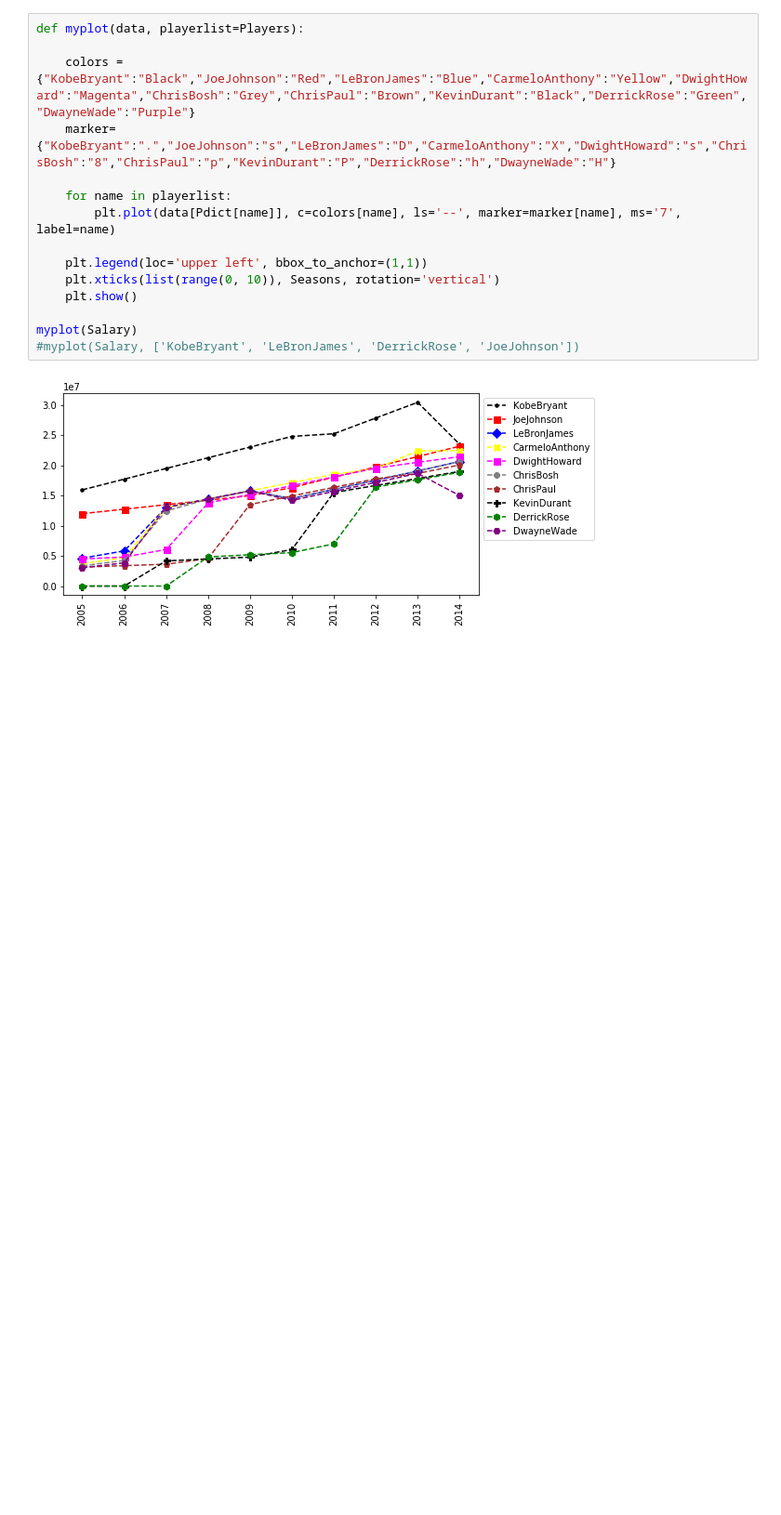
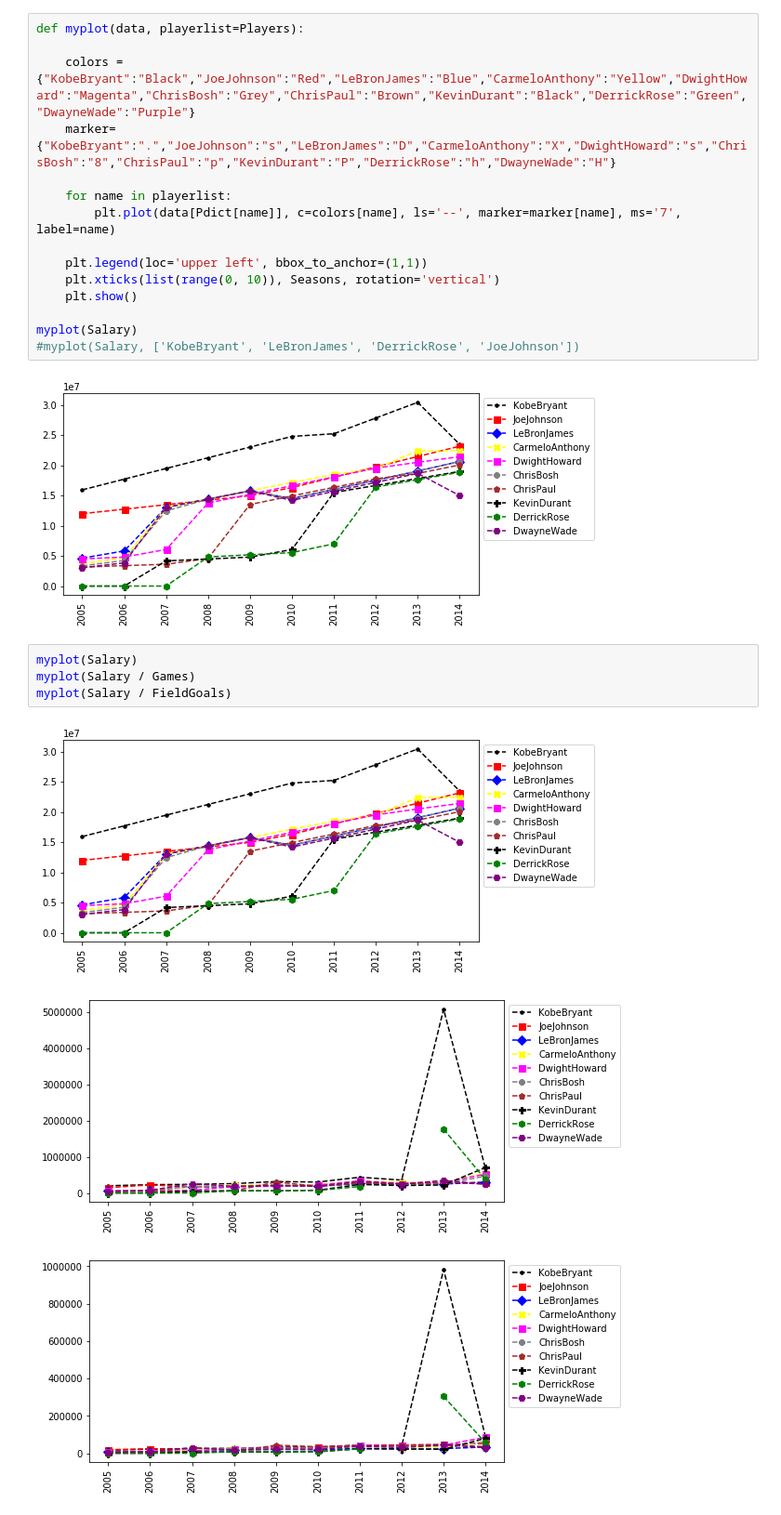
Before and after one commit to rado-radoev/code_mashup, a Jupyter notebook: python/DataSience/A-Z/Visualizations.ipynb, the cells around one changed output. Shown at 93% size. Saved outputs shown, nothing was run; the diff lists cells and outputs as text; blank space fills up the shorter version.

```diff
--- a/python/DataSience/A-Z/Visualizations.ipynb
+++ b/python/DataSience/A-Z/Visualizations.ipynb
@@ -241,3 +241,11 @@ myplot(Salary)
 #myplot(Salary, ['KobeBryant', 'LeBronJames', 'DerrickRose', 'JoeJohnson'])
 # %% [output]
 [figure]
+# %%
+myplot(Salary)
+myplot(Salary / Games)
+myplot(Salary / FieldGoals)
+# %% [output]
+[figure, added]
+[figure, added]
+[figure, added]
```
Also changed, not shown: parts of 5 cells of this notebook.
